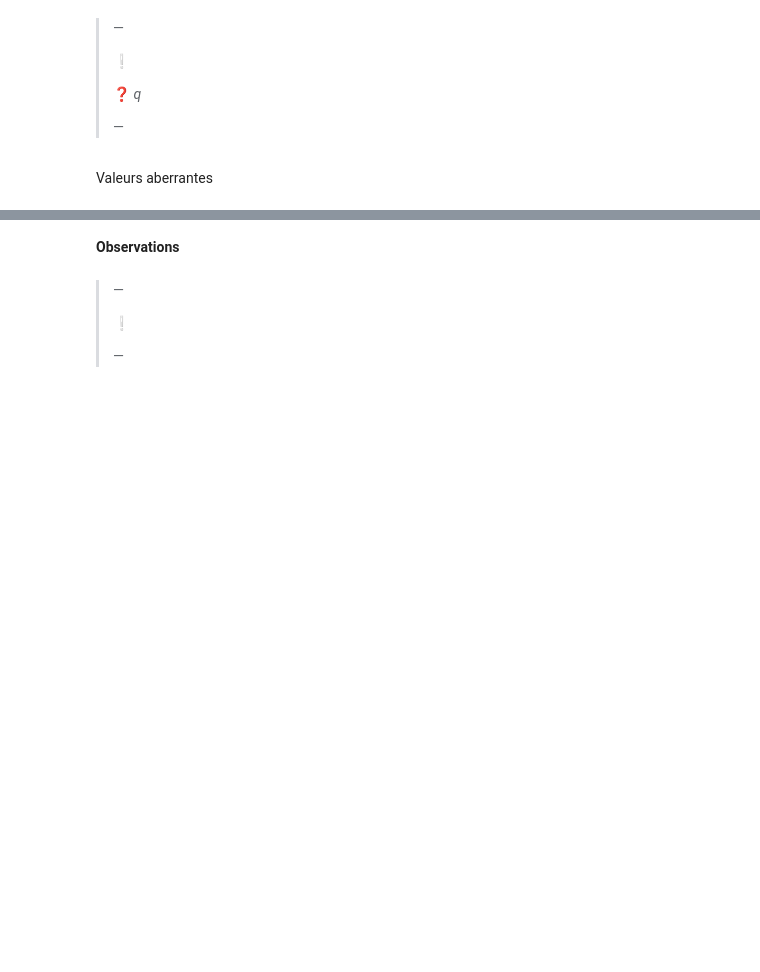
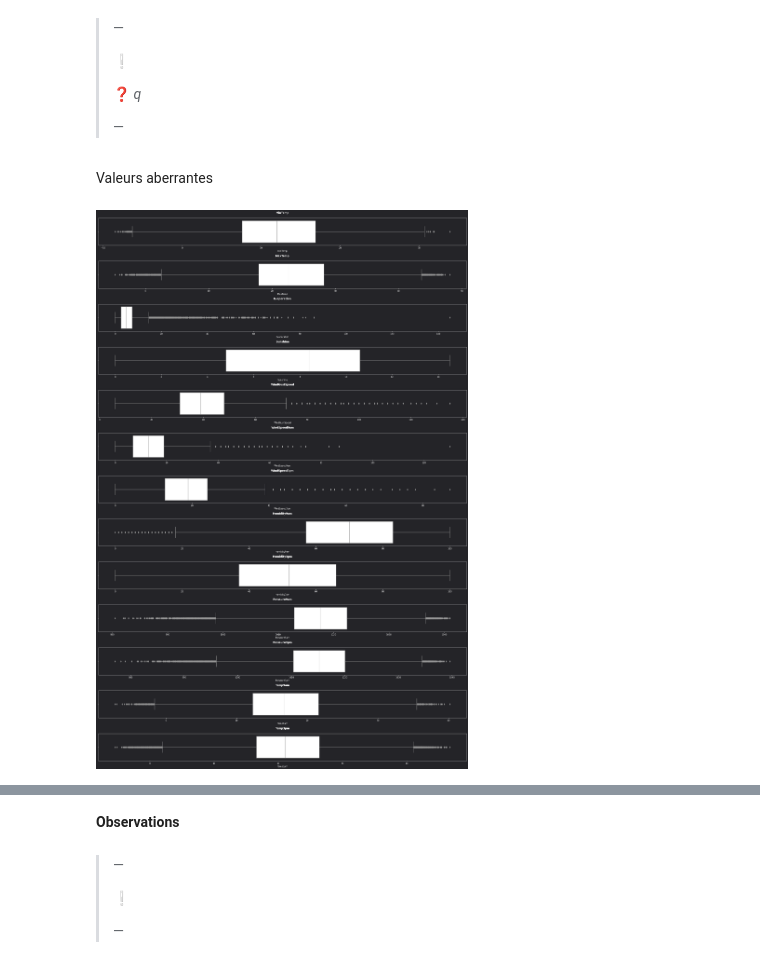
Before and after one commit to ElodieBayet/ai-developer, a Jupyter notebook: 06.projects/03.final/eda_weather.ipynb, the cells around one changed output, grey strips where cells are left out. Cells and saved outputs as stored; diff of their text form; code cells hidden in the pictures; blank space fills up the shorter version.

```diff
--- a/06.projects/03.final/eda_weather.ipynb
+++ b/06.projects/03.final/eda_weather.ipynb
@@ -422,10 +434,12 @@ plt.show()
 # %% [markdown]
 Valeurs aberrantes
 # %%
-# plt.figure(figsize=(18, 10), layout='tight')
-# for i, col in enumerate(continous) :
-#     plt.subplot(4, 1, i+1)
-#     plt.title(f"{col}\n")
-#     sns.boxplot(data=weather_data, x=col, color="#FFFFFF")
-# plt.show()
+plt.figure(figsize=(24, 36), layout='tight')
+for i, col in enumerate(continous) :
+    plt.subplot(13, 1, i+1)
+    plt.title(f"{col}\n")
+    sns.boxplot(data=weather_data, x=col, color="#FFFFFF")
+plt.show()
+# %% [output]
+[figure, added]
 # %%
```
Also changed, not shown: parts of 26 cells of this notebook, 2 other files.
